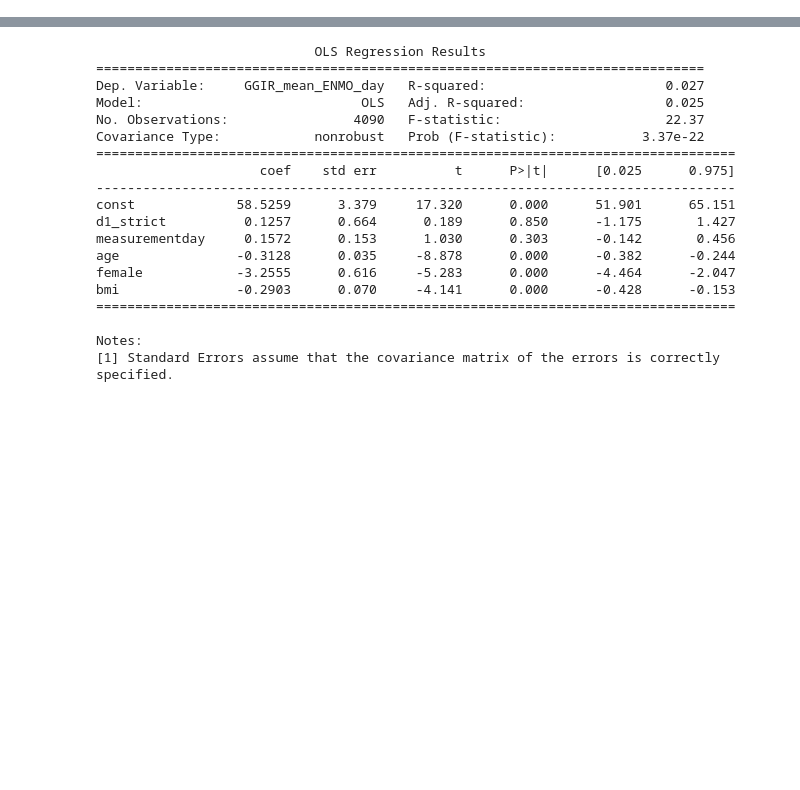
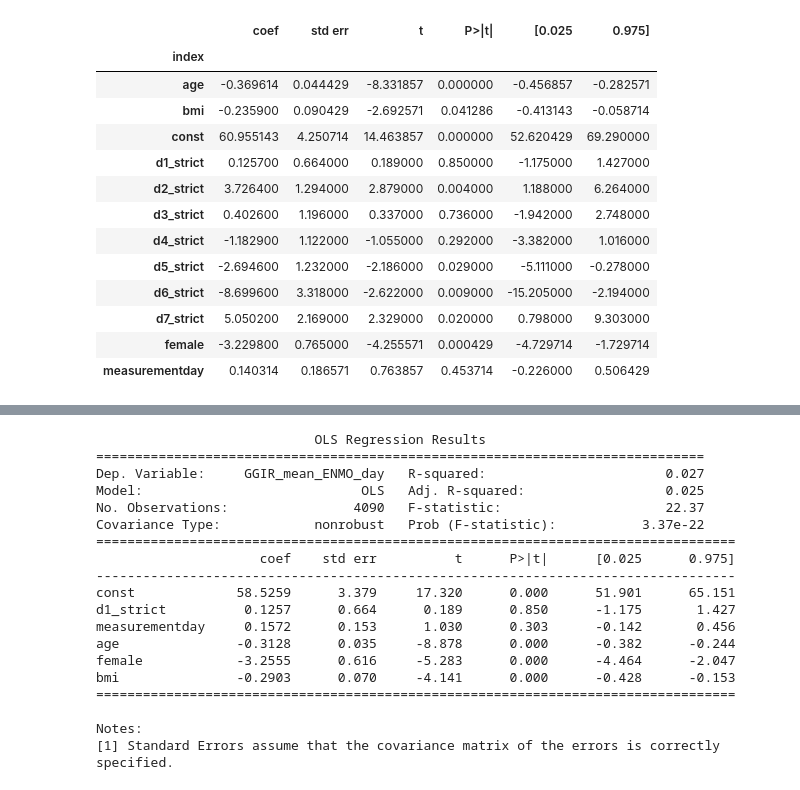
Before and after one commit to mjoeli/csb_project, a Jupyter notebook: regression_day.ipynb, the cells around one changed output, grey strips where cells are left out. Saved outputs shown, nothing was run; the diff lists cells and outputs as text; code cells hidden in the pictures; blank space fills up the shorter version.

```diff
--- a/regression_day.ipynb
+++ b/regression_day.ipynb
@@ -124,0 +180,17 @@ df['activity'] = 2*(4-df['br015_']) + (4-df['br016_'])
+# %%
+result.reset_index().groupby(by='index').mean() # mean performance across regressions
+# %% [output]
+|  | coef | std err | t | P>|t| | [0.025 | 0.975] |
+| index |  |  |  |  |  |  |
+| age | -0.369614 | 0.044429 | -8.331857 | 0.000000 | -0.456857 | -0.282571 |
+| bmi | -0.235900 | 0.090429 | -2.692571 | 0.041286 | -0.413143 | -0.058714 |
+| const | 60.955143 | 4.250714 | 14.463857 | 0.000000 | 52.620429 | 69.290000 |
+| d1_strict | 0.125700 | 0.664000 | 0.189000 | 0.850000 | -1.175000 | 1.427000 |
+| d2_strict | 3.726400 | 1.294000 | 2.879000 | 0.004000 | 1.188000 | 6.264000 |
+| d3_strict | 0.402600 | 1.196000 | 0.337000 | 0.736000 | -1.942000 | 2.748000 |
+| d4_strict | -1.182900 | 1.122000 | -1.055000 | 0.292000 | -3.382000 | 1.016000 |
+| d5_strict | -2.694600 | 1.232000 | -2.186000 | 0.029000 | -5.111000 | -0.278000 |
+| d6_strict | -8.699600 | 3.318000 | -2.622000 | 0.009000 | -15.205000 | -2.194000 |
+| d7_strict | 5.050200 | 2.169000 | 2.329000 | 0.020000 | 0.798000 | 9.303000 |
+| female | -3.229800 | 0.765000 | -4.255571 | 0.000429 | -4.729714 | -1.729714 |
+| measurementday | 0.140314 | 0.186571 | 0.763857 | 0.453714 | -0.226000 | 0.506429 |
```
Also changed, not shown: parts of 9 cells of this notebook.
